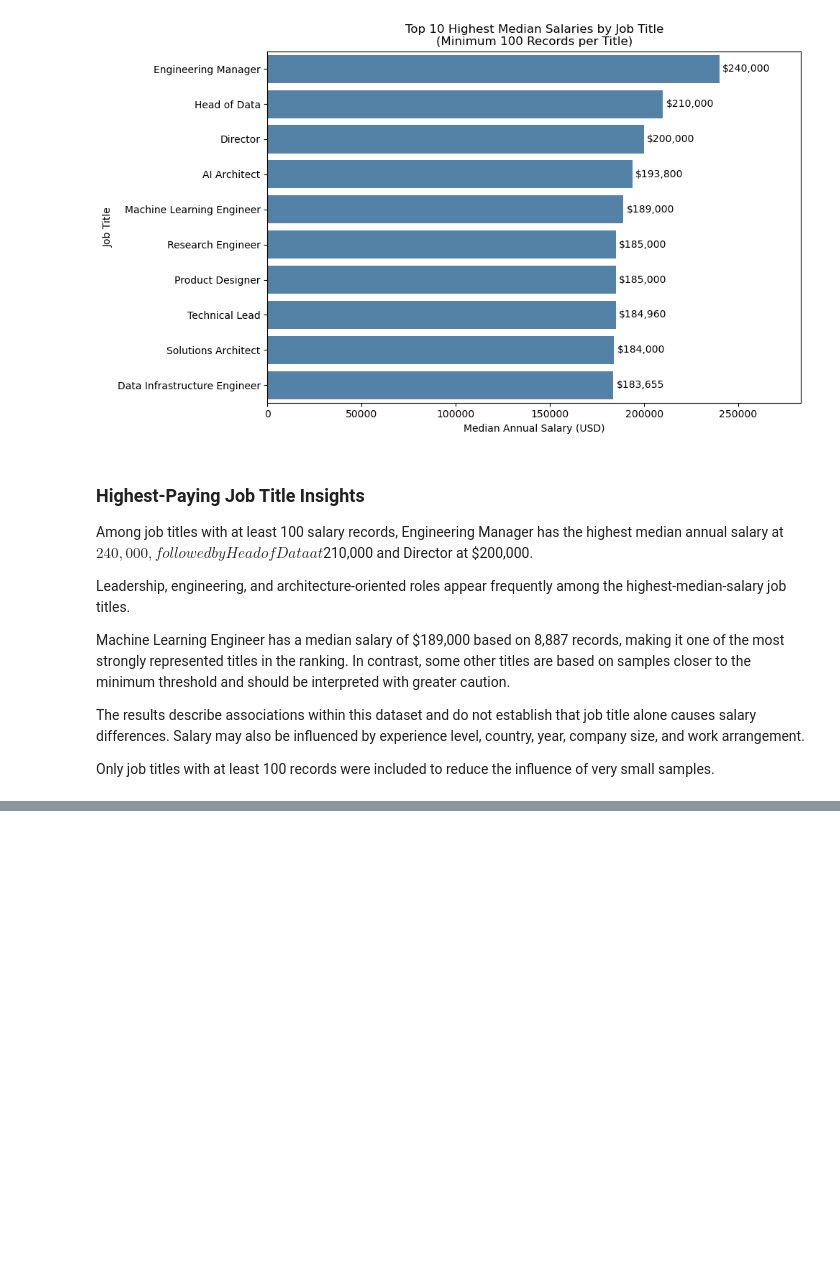
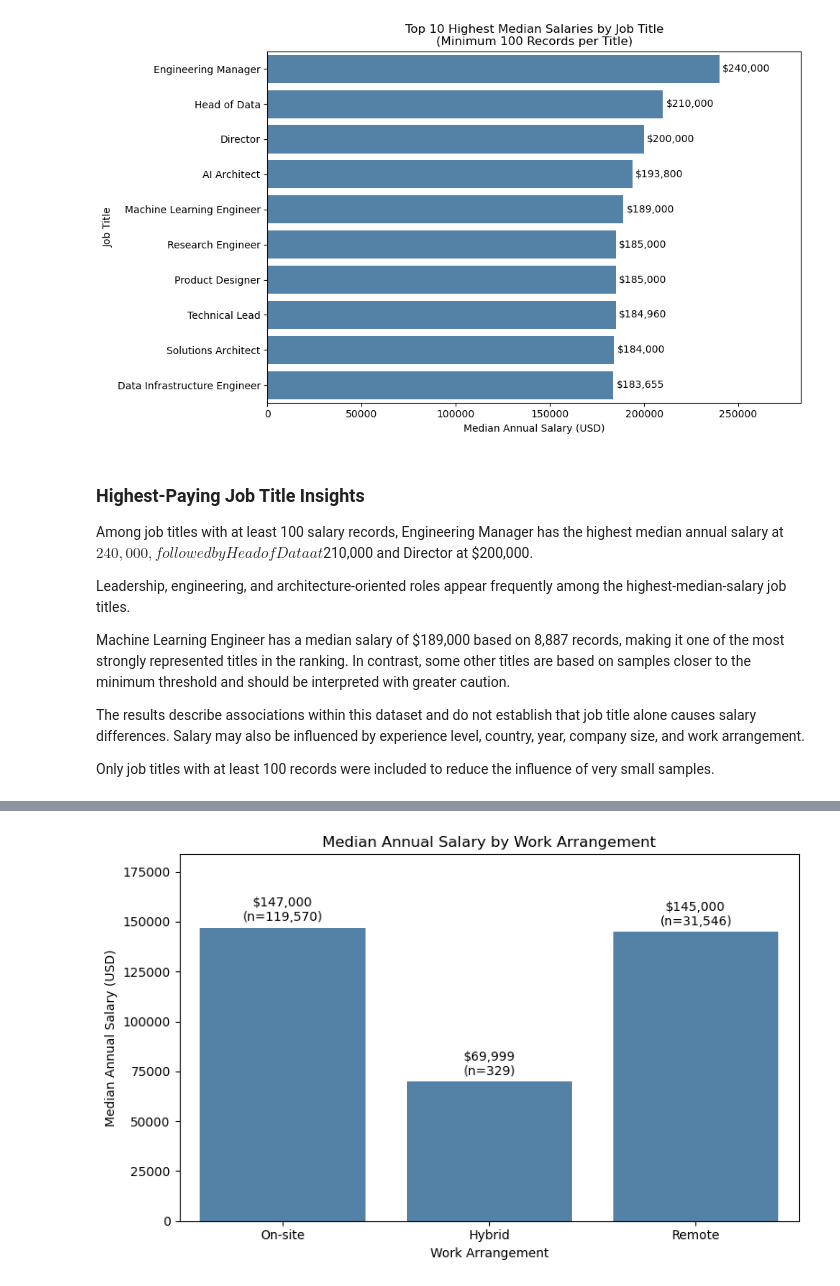
Before and after one commit to nasserAyidh-cs/global-ai-ml-salary-analysis, a Jupyter notebook: notebooks/03_eda_analysis.ipynb, the cells around one changed output, grey strips where cells are left out. Saved outputs shown, nothing was run; the diff lists cells and outputs as text; code cells hidden in the pictures; blank space fills up the shorter version.

```diff
--- a/notebooks/03_eda_analysis.ipynb
+++ b/notebooks/03_eda_analysis.ipynb
@@ -505,0 +644,19 @@ Only job titles with at least 100 records were included to reduce the influence
+# %%
+remote_order = [
+    "On-site",
+    "Hybrid",
+    "Remote"
+]
+
+remote_salary_summary = (
+    df_analysis.groupby("remote_type").agg(
+        record_count=("salary_in_usd", "count"),
+        median_salary=("salary_in_usd", "median"),
+        mean_salary=("salary_in_usd", "mean")
+    )
+    .reindex(remote_order)
+    .round(0)
+    .reset_index()
+)
+
+remote_salary_summary
@@ -505,0 +695,52 @@ Only job titles with at least 100 records were included to reduce the influence
+# %%
+plt.figure(figsize=(8,5))
+
+ax = sns.barplot(
+    data= remote_salary_summary,
+    x= "remote_type",
+    y= "median_salary",
+    order=remote_order,
+    color="steelblue"
+)
+
+plt.title("Median Annual Salary by Work Arrangement")
+plt.xlabel("Work Arrangement")
+plt.ylabel("Median Annual Salary (USD)")
+
+plt.ticklabel_format(
+    style="plain",
+    axis="y"
+)
+
+salary_labels = []
+
+for salary, count in zip(
+    remote_salary_summary["median_salary"],
+    remote_salary_summary["record_count"]
+):
+    formatted_label = (
+        f"${salary:,.0f}\n"
+        f"(n={count:,})"
+    )
+
+    salary_labels.append(formatted_label)
+
+bars = ax.containers[0]
+
+ax.bar_label(
+    bars,
+    labels=salary_labels,
+    padding=3
+)
+
+maximum_median = remote_salary_summary["median_salary"].max()
+
+plt.ylim(
+    0,
+    maximum_median * 1.25
+)
+
+plt.tight_layout()
+plt.show()
+# %% [output]
+[figure, added]
```
Also changed, not shown: parts of 11 cells of this notebook.
